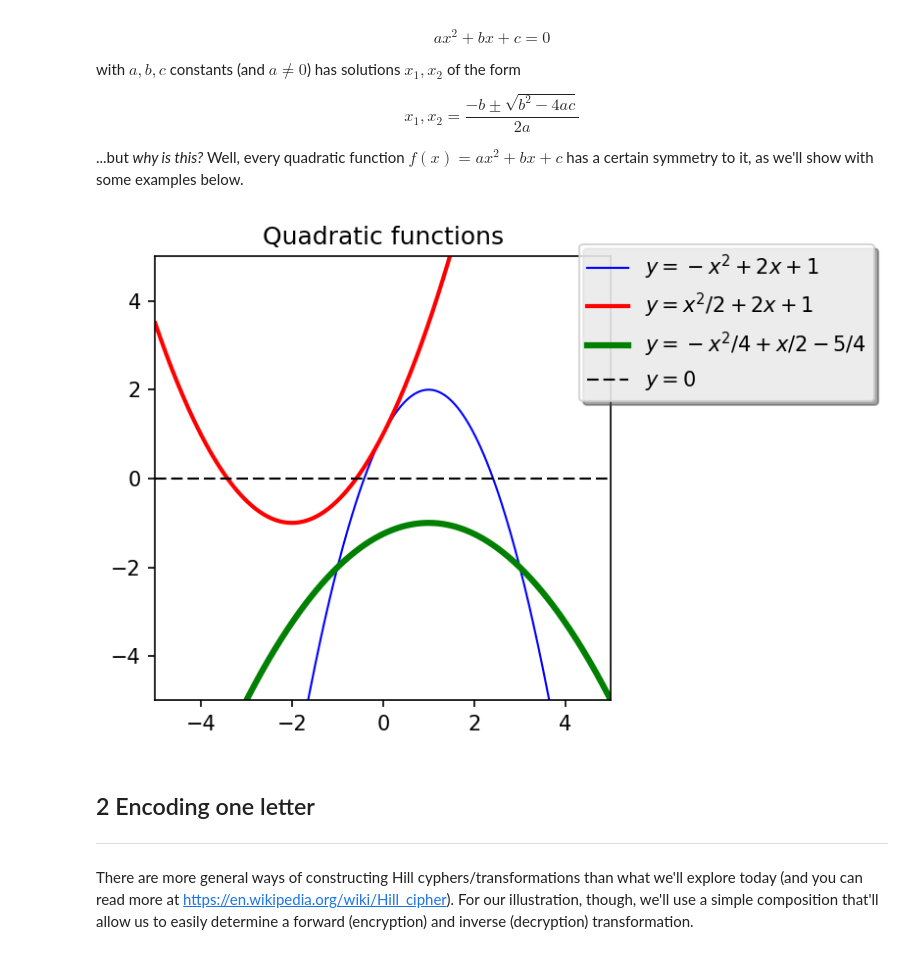
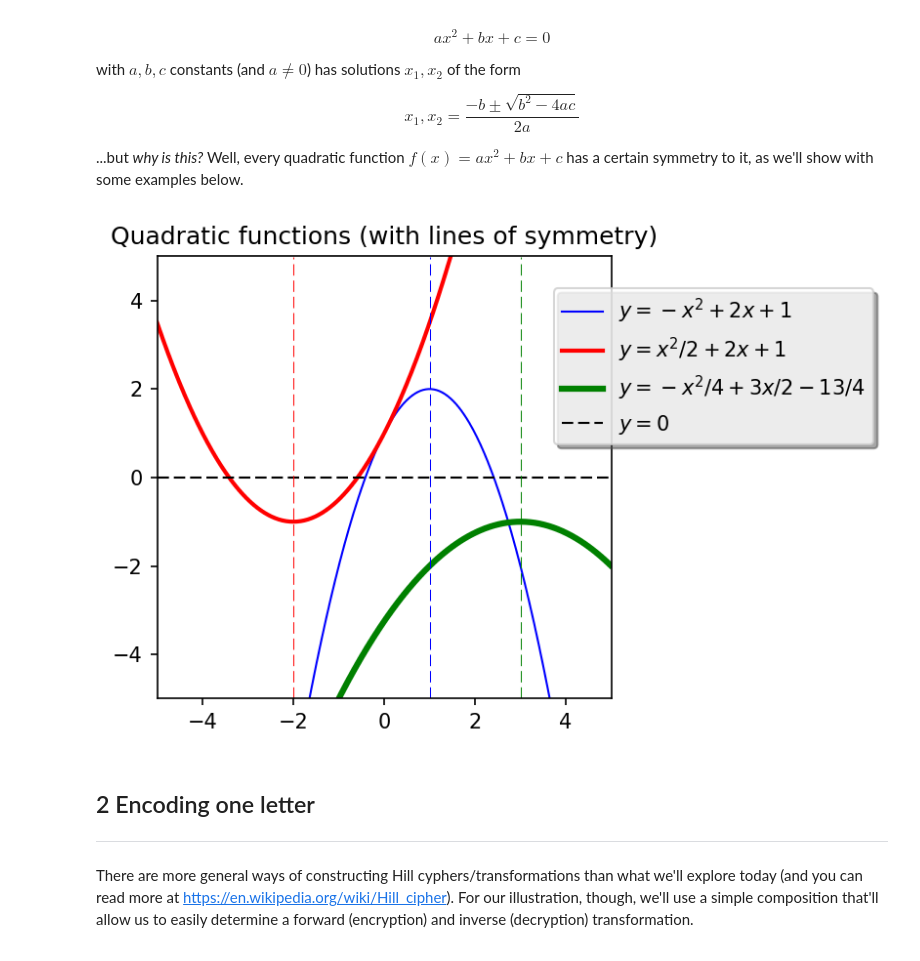
Before and after one commit to bradleypmartin/LinearAlgebraGeekout190405, a Jupyter notebook: Fibonacci fun times.ipynb, the cells around one changed output. Saved outputs shown, nothing was run; the diff lists cells and outputs as text; code cells hidden in the pictures.

```diff
--- a/Fibonacci fun times.ipynb
+++ b/Fibonacci fun times.ipynb
@@ -63,34 +63,52 @@ $$ x_1, x_2 = \frac{-b \pm \sqrt{b^2 - 4ac}}{2a}$$
 # %%
 x = np.arange(-5, 5, 0.02)
 
 # y1 = -(x-1)**2 + 2
 y1 = -x**2 + 2*x + 1
 
 # y2 = 1/2*((x+2)**2) - 1
 y2 = x**2/2 + 2*x + 1
 
-# -1/4*((x-1)**2) - 1
-y3 = -1/4*x**2 + 1/2*x - 5/4
+# -1/4*((x-3)**2) - 1
+y3 = -1/4*x**2 + 3/2*x - 13/4
 
 # zero baseline
 y4 = 0*x
 
+# symmetry lines
+y1sym = np.arange(-5, 5, 0.02)
+x1sym = 1*np.ones(500)
+
+y2sym = np.arange(-5, 5, 0.02)
+x2sym = -2*np.ones(500)
+
+y3sym = np.arange(-5, 5, 0.02)
+x3sym = 3*np.ones(500)
+
 plt.figure(figsize=(4,4), dpi = 150)
 
-lines = plt.plot(x, y1, x, y2, x, y3, x, y4)
+lines = plt.plot(x, y1, x, y2, x, y3, x, y4, x1sym, y1sym, x2sym, y2sym, x3sym, y3sym)
+
 plt.setp(lines[0], linewidth=1, color='b')
+plt.setp(lines[4], linewidth=1/2, color='b', linestyle = '--')
+
 plt.setp(lines[1], linewidth=2, color='r')
+plt.setp(lines[5], linewidth=1/2, color='r', linestyle = '--')
+
 plt.setp(lines[2], linewidth=3, color='g')
+plt.setp(lines[6], linewidth=1/2, color='g', linestyle = '--')
+
 plt.setp(lines[3], linewidth=1, color='k', linestyle = '--')
 
-plt.legend(('$y = -x^2 + 2x + 1$', '$y = x^2/2 + 2x + 1$', '$y = -x^2/4 + x/2 - 5/4$', '$y=0$'),
-           loc='upper right', bbox_to_anchor=(1.6, 1.05), fancybox=True, shadow=True)
+
+plt.legend(('$y = -x^2 + 2x + 1$', '$y = x^2/2 + 2x + 1$', '$y = -x^2/4 + 3x/2 - 13/4$', '$y=0$'),
+           loc='upper right', bbox_to_anchor=(1.6, 0.95), fancybox=True, shadow=True)
 plt.xlim(-5,5)
 plt.ylim(-5,5)
-plt.title('Quadratic functions')
+plt.title('Quadratic functions (with lines of symmetry)')
 plt.show()
 # %% [output]
-[figure, old version]
+[figure, new version]
 # %% [markdown]
 ## 2 Encoding one letter
 ---
```
